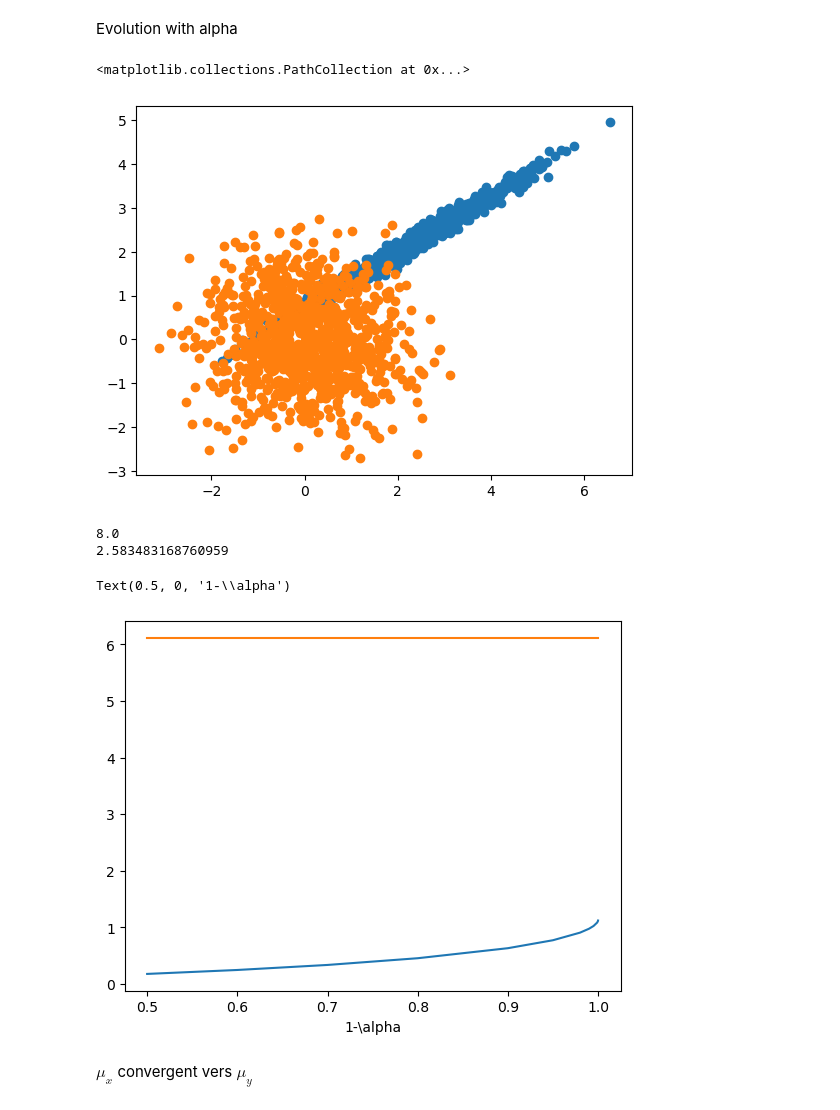
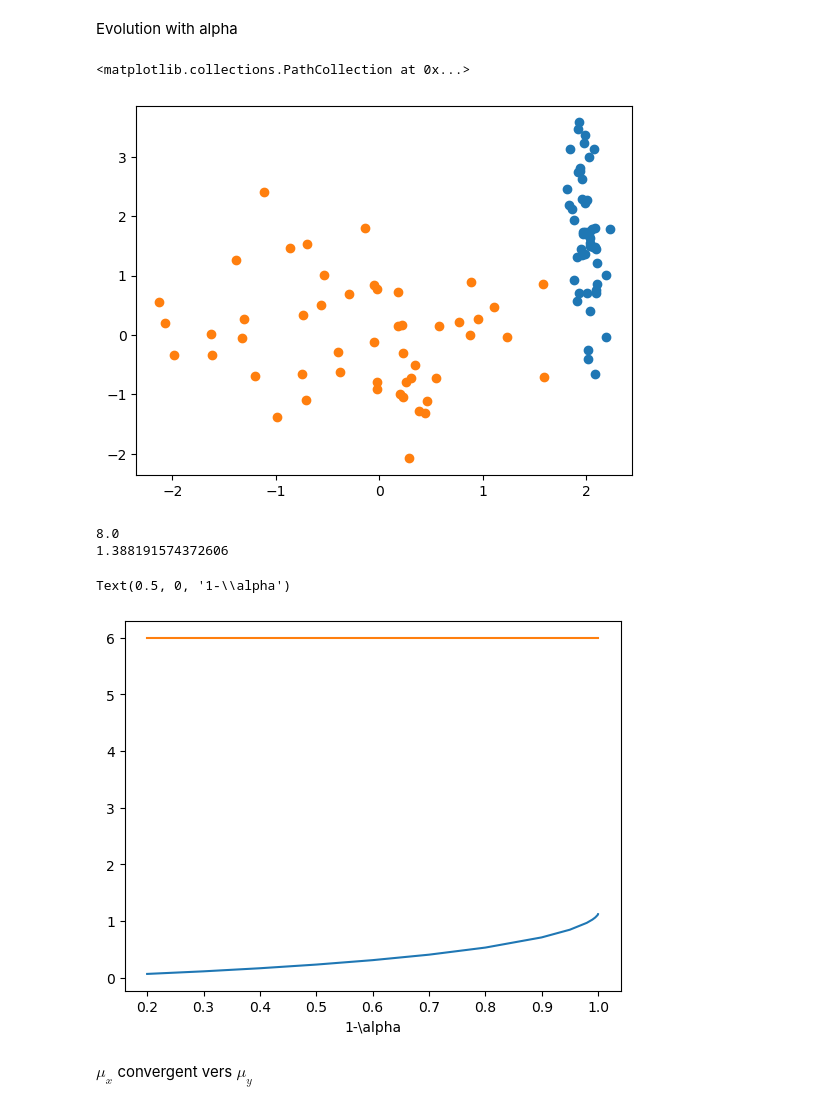
Before and after one commit to cclementine25/KKL-divergence-gradient-flows, a Jupyter notebook: Regularized/KKL_vs_KL.ipynb, the cells around one changed output. Saved outputs shown, nothing was run; the diff lists cells and outputs as text; code cells hidden in the pictures.

```diff
--- a/Regularized/KKL_vs_KL.ipynb
+++ b/Regularized/KKL_vs_KL.ipynb
@@ -28,8 +28,8 @@ muy = np.array([0,0])
 Ly =  np.random.randn(2,2)
 Sigmay = np.identity(2)#Ly @ Ly.transpose()
 
-n = 1000
-m = 1000
+n = 50
+m = 50
 x = scs.multivariate_normal.rvs(mux,Sigmax,n)
 y = scs.multivariate_normal.rvs(muy,Sigmay,m)
 
@@ -43,23 +43,23 @@ plt.scatter(x[:,0],x[:,1])
 plt.scatter(y[:,0],y[:,1])
 # %% [output]
 <matplotlib.collections.PathCollection at 0x...>
-[figure, old version]
+[figure, new version]
 # %%
-Alpha = [0.5,0.4,0.3,0.2,0.1,0.05,0.02,0.01,0.005,0.001,1e-4,1e-5,1e-6]
+Alpha = [0.8,0.7,0.6,0.5,0.4,0.3,0.2,0.1,0.05,0.02,0.01,0.005,0.001,1e-4,1e-5,1e-6,1e-7,1e-8,1e-9,1e-10,1e-11]
 KKL_alpha = []
 for alpha in Alpha:
     J = lambda x,y : dv.KKL(x, y,k,Packy,alpha)
     KKL_alpha.append(J(x,y))
 
 KL = dv.KL_gauss(mux,Sigmax,muy,Sigmay)
 plt.plot(1-np.array(Alpha),KKL_alpha)
 plt.plot(1-np.array(Alpha), [KL for i in range(len(Alpha))])
 plt.xlabel(r"1-\alpha")
 # %% [output]
 8.0
-2.583483168760959
+1.388191574372606
 Text(0.5, 0, '1-\\alpha')
-[figure, old version]
+[figure, new version]
 # %% [markdown]
 $\mu_x$ convergent vers $\mu_y$
 # %%
```
Also changed, not shown: 5 other files.
